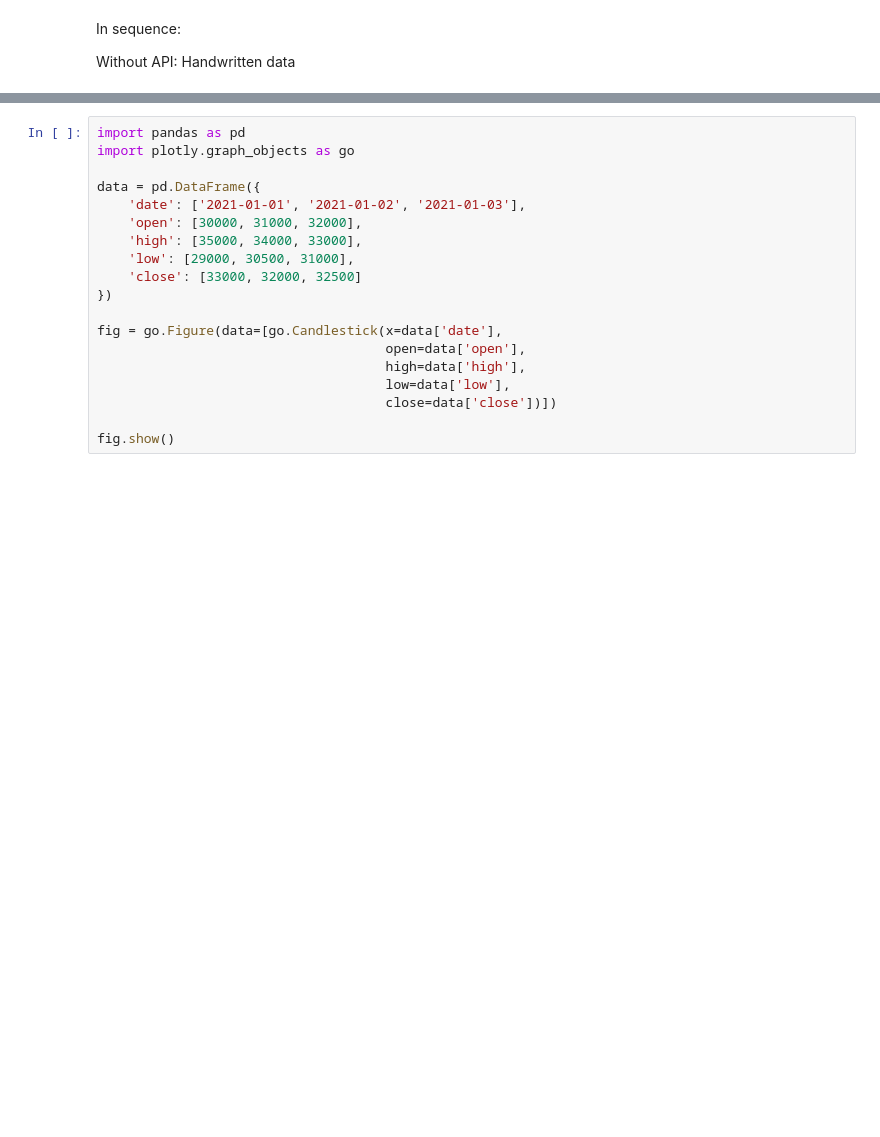
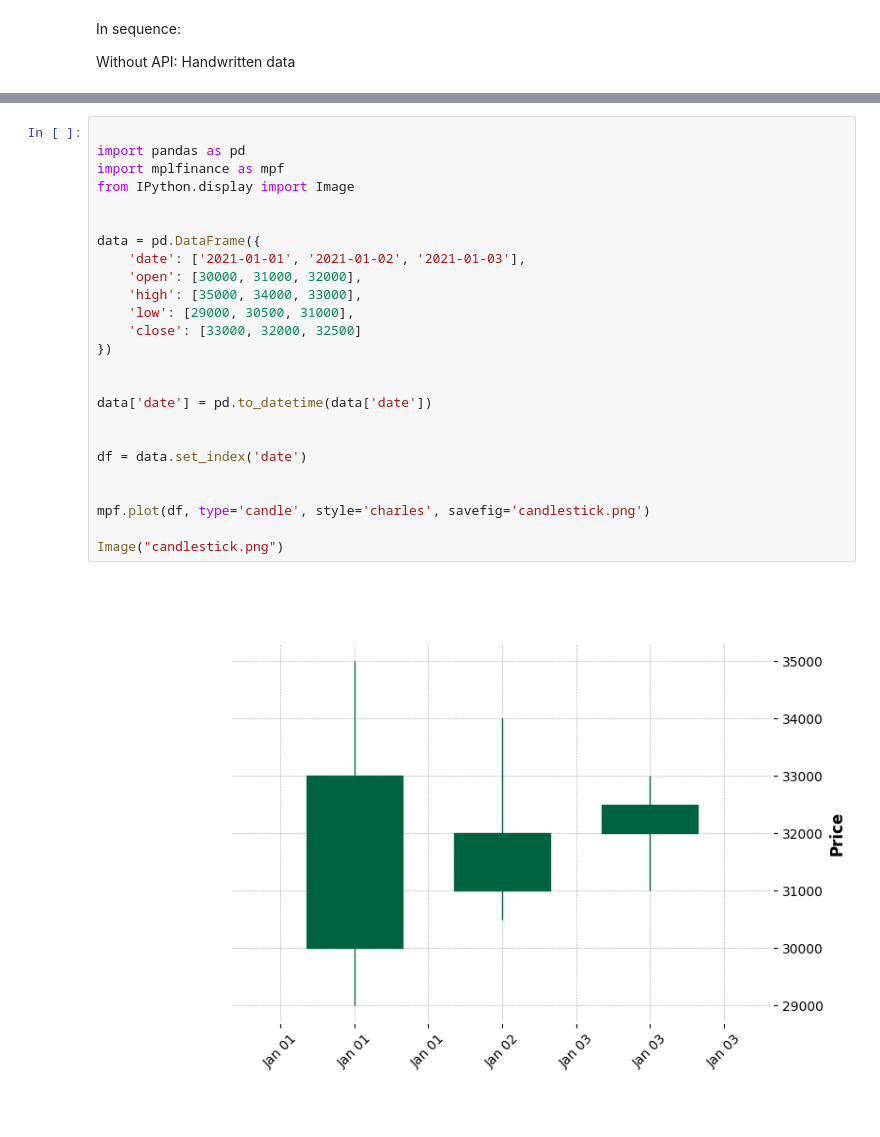
Before and after one commit to SuraSammour12/APIs-and-Data-Collection, a Jupyter notebook: Simple APIs/PyCoinGecko.ipynb, the cells around one changed output, grey strips where cells are left out. Cells and saved outputs as stored; diff of their text form; blank space fills up the shorter version.

```diff
--- a/Simple APIs/PyCoinGecko.ipynb
+++ b/Simple APIs/PyCoinGecko.ipynb
@@ -63,19 +85,27 @@ Without API: Handwritten data
 # %%
+
 import pandas as pd
-import plotly.graph_objects as go
+import mplfinance as mpf
+from IPython.display import Image
+
 
 data = pd.DataFrame({
     'date': ['2021-01-01', '2021-01-02', '2021-01-03'],
     'open': [30000, 31000, 32000],
     'high': [35000, 34000, 33000],
     'low': [29000, 30500, 31000],
     'close': [33000, 32000, 32500]
 })
 
-fig = go.Figure(data=[go.Candlestick(x=data['date'],
-                                     open=data['open'],
-                                     high=data['high'],
-                                     low=data['low'],
-                                     close=data['close'])])
 
-fig.show()
+data['date'] = pd.to_datetime(data['date'])
+
+
+df = data.set_index('date')
+
+
+mpf.plot(df, type='candle', style='charles', savefig='candlestick.png')
+
+Image("candlestick.png")
+# %% [output]
+[figure, added]
```
Also changed, not shown: parts of 1 cell of this notebook.
